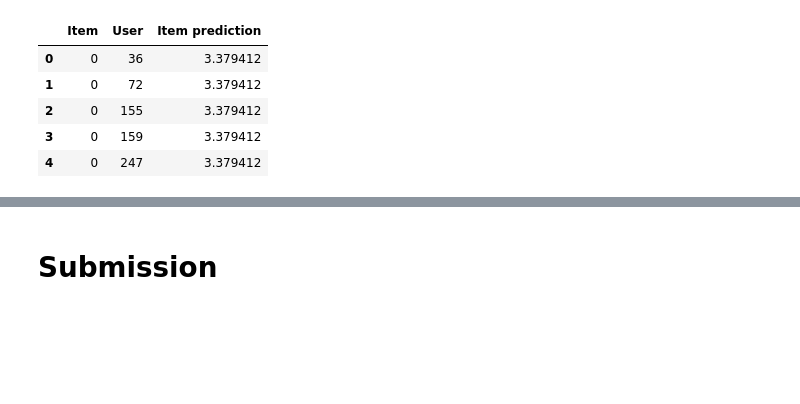
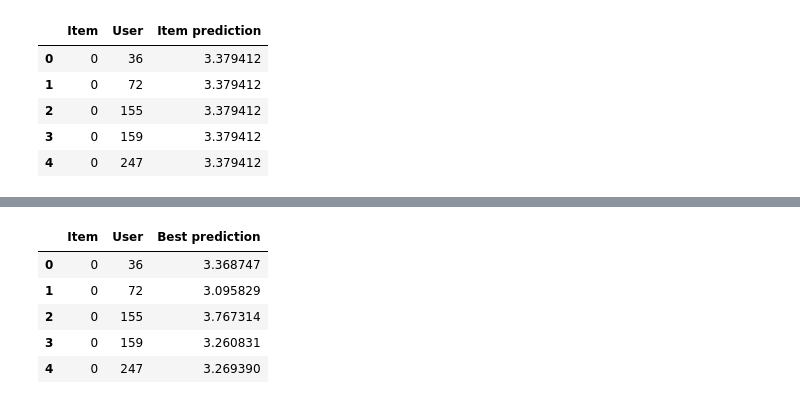
Before and after one commit to mthambipillai/recommender_system, a Jupyter notebook: Notebook/data_exploration.ipynb, the cells around one changed output, grey strips where cells are left out. Cells and saved outputs as stored; diff of their text form; code cells hidden in the pictures; blank space fills up the shorter version.

```diff
--- a/Notebook/data_exploration.ipynb
+++ b/Notebook/data_exploration.ipynb
@@ -610,3 +522,2 @@ df_all.head()
 # %%
-df_all["best diff"] = np.square(df_real["Real values"] - df_all["best predictions"])
-df_all.head()
+df_all["best diff"] = np.square(df_all["Real values"]-df_all["best predictions"])
@@ -939,0 +744,4 @@ submission_result = regressor.predict(df_regression[["item preds","user preds","
+# %%
+user_best_index = (df_all["user nb rating"] > 475) | (df_all["user nb rating"] < 25)
+user_list = df_user[user_best_index]["User"].unique()
+user_list
@@ -939,0 +784,11 @@ submission_result = regressor.predict(df_regression[["item preds","user preds","
+# %%
+user_index = df_result["User"].isin(user_list)
+df_result.loc[user_index,"Best prediction"] = submission_df_user[user_index]["User prediction"]
+df_result.head()
+# %% [output]
+|  | Item | User | Best prediction |
+| 0 | 0 | 36 | 3.368747 |
+| 1 | 0 | 72 | 3.095829 |
+| 2 | 0 | 155 | 3.767314 |
+| 3 | 0 | 159 | 3.260831 |
+| 4 | 0 | 247 | 3.269390 |
@@ -944,3 +810 @@ path_submission = "data/submission.csv"
 write_data(path_submission, submission_preds)
-# %% [markdown]
-# Submission
```
Also changed, not shown: parts of 55 cells of this notebook.
